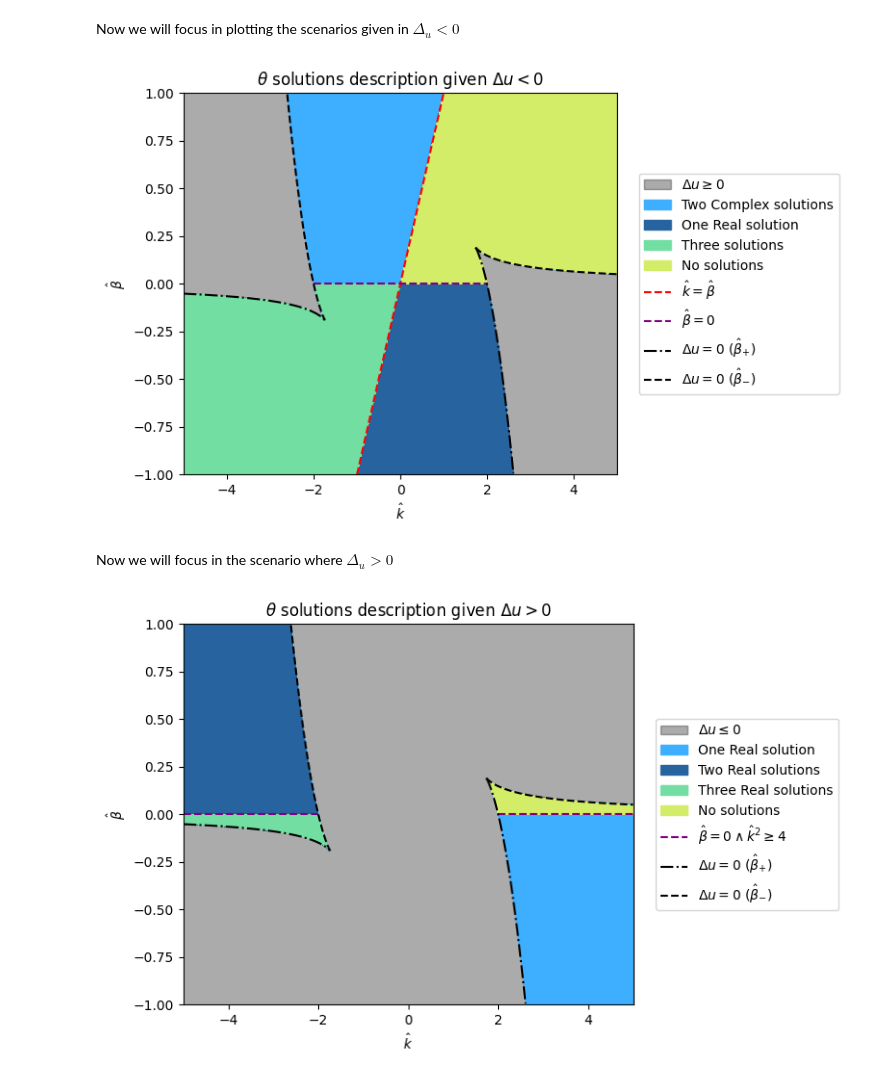
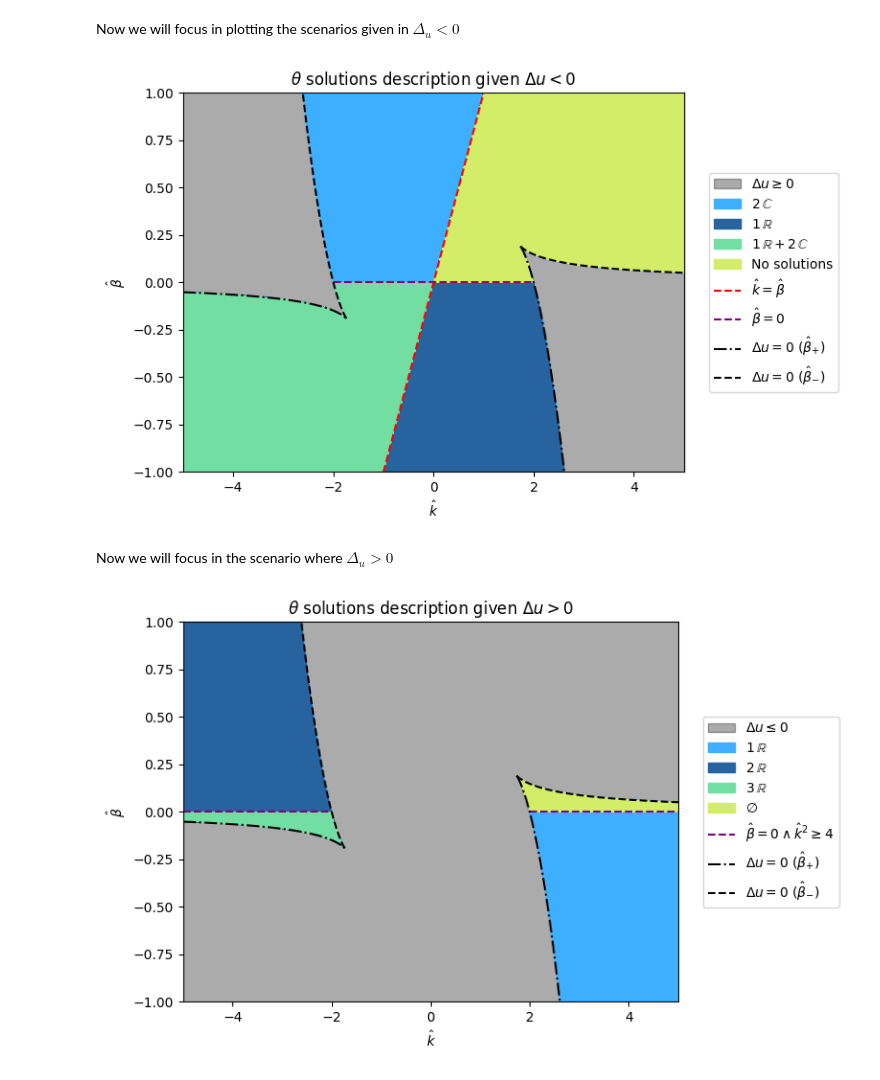
Before and after one commit to omardtl24/Mag_Isol_Numerical, a Jupyter notebook: scripts/Magnetic isolation solutions analysis.ipynb, the cells around one changed output. Saved outputs shown, nothing was run; the diff lists cells and outputs as text; code cells hidden in the pictures.

```diff
--- a/scripts/Magnetic isolation solutions analysis.ipynb
+++ b/scripts/Magnetic isolation solutions analysis.ipynb
@@ -257,37 +257,38 @@ legend_curves = [line1,line2]
 for i, (x_seg, y_seg) in enumerate(segments_plus):
     mask = (y_seg >= min_b) & (y_seg <= max_b)
     l, =plt.plot(x_seg[mask], y_seg[mask],
              color='black', linestyle='-.',
              label=r"$\Delta u = 0$ $(\hat{\beta}_{+})$" if i == 0 else "")
     if i==0: legend_curves.append(l)
 
 for i, (x_seg, y_seg) in enumerate(segments_minus):
     mask = (y_seg >= min_b) & (y_seg <= max_b)
     l, = plt.plot(x_seg[mask], y_seg[mask],
              color='black', linestyle='--',
              label=r"$\Delta u = 0$ $(\hat{\beta}_{-})$" if i == 0 else "")
     if i==0: legend_curves.append(l)
 
 legend_labels = [r"$\Delta u \geq 0$",
-                 "Two Complex solutions",
-                 "One Real solution",
-                 "Three solutions",
+                 r"$2\, \mathbb{C}$",                    # Two complex solutions
+                 r"$1\, \mathbb{R}$",                    # One real solution
+                 r"$1\, \mathbb{R} + 2\, \mathbb{C}$",   # One real + two complex
                  "No solutions"]
+
 legend_patches = [Patch(color=color, label=label) for color, label in zip(colors, legend_labels)] + legend_curves
 
 plt.legend(handles=legend_patches,
            loc='center left',
            bbox_to_anchor=(1.05, 0.5),
            borderaxespad=0.)
 
 plt.xlabel('$\\hat{k}$')
 plt.ylabel('$\\hat{\\beta}$')
 plt.title(r'$\theta$ solutions description given $\Delta u < 0$')
 plt.tight_layout()
 plt.savefig(os.path.join(base_folder, "Theta_solutions_description_Deltau_lower_0_vs_k_beta.png"), dpi=300)
 plt.show()
 # %% [output]
-[figure, old version]
+[figure, new version]
 # %% [markdown]
 Now we will focus in the scenario where $\Delta_u > 0$
 # %%
@@ -355,10 +356,10 @@ for i, (x_seg, y_seg) in enumerate(segments_minus):
     if i==0: legend_curves.append(l)
 
 legend_labels = [r"$\Delta u \leq 0$",
-                 "One Real solution",
-                 "Two Real solutions",
-                 "Three Real solutions",
-                 "No solutions"]
+                 r"$1\, \mathbb{R}$",                    # One real solution
+                 r"$2\, \mathbb{R}$",                    # Two real solutions
+                 r"$3\, \mathbb{R}$",                    # Three real solutions
+                 r"$\varnothing$"]
 legend_patches = [Patch(color=color, label=label) for color, label in zip(colors, legend_labels)] + legend_curves
 
 plt.legend(handles=legend_patches,
@@ -373,4 +374,4 @@ plt.tight_layout()
 plt.savefig(os.path.join(base_folder, "Theta_solutions_description_Deltau_greater_0_vs_k_beta.png"), dpi=300)
 plt.show()
 # %% [output]
-[figure, old version]
+[figure, new version]
```
Also changed, not shown: parts of 3 cells of this notebook, 2 other files.
